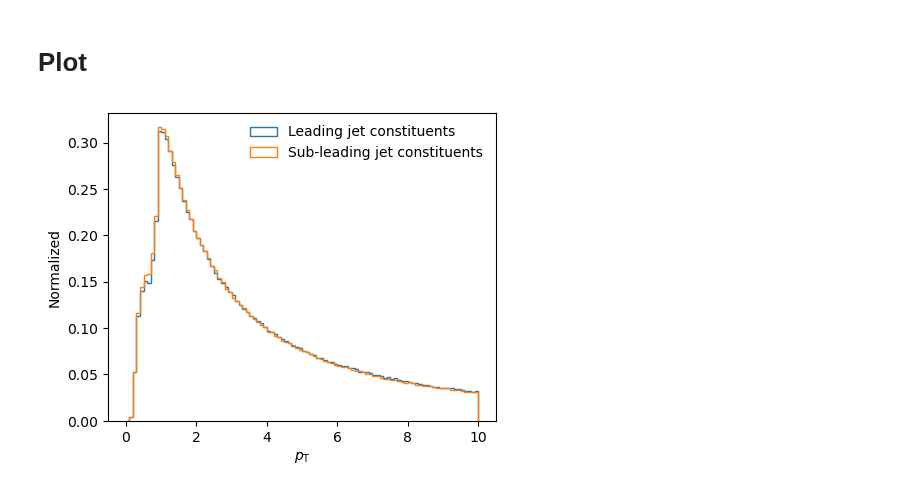
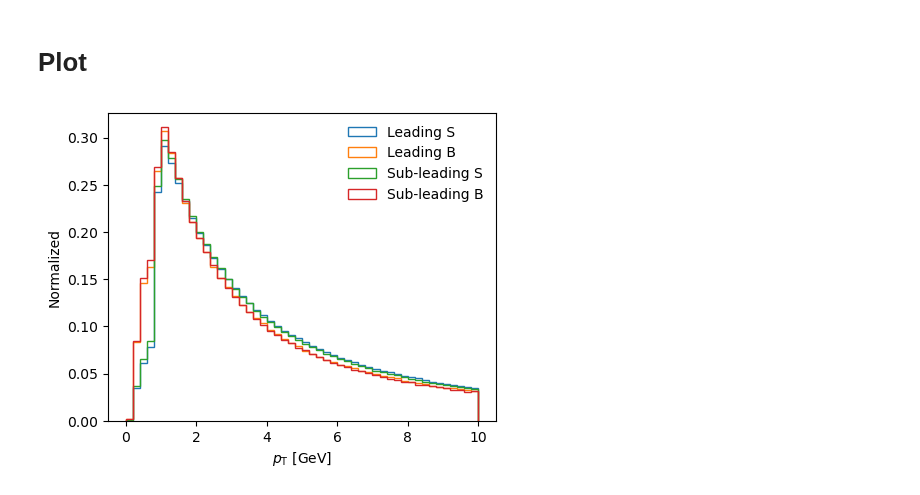
Before and after one commit to r10222035/data_augmentation, a Jupyter notebook: Sample/physical_augmentation_h5.ipynb, the cells around one changed output. Cells and saved outputs as stored; diff of their text form; code cells hidden in the pictures.

```diff
--- a/Sample/physical_augmentation_h5.ipynb
+++ b/Sample/physical_augmentation_h5.ipynb
@@ -61,8 +58,13 @@ def eta_phi_smearing(origin_file, output_path, n=3):
                     f_out[key].resize(total_size, axis=0)
                     f_out[key][-nevent:] = f_tmp[key]
 # %%
-origin_file = './HVmodel/data/DA/mix_sample.h5'
-output_path = './HVmodel/data/DA/mix_sample_aug_3.h5'
+origin_file = './HVmodel/data/DA/signal.h5'
+output_path = './HVmodel/data/DA/signal_aug_1.h5'
 
-eta_phi_smearing(origin_file, output_path, n=3)
+eta_phi_smearing(origin_file, output_path, n=1)
+
+origin_file = './HVmodel/data/DA/background.h5'
+output_path = './HVmodel/data/DA/background_aug_1.h5'
+
+eta_phi_smearing(origin_file, output_path, n=1)
 # %% [output]
@@ -127,24 +130,32 @@ for i in range(11):
 # %% [markdown]
 # Plot
 # %%
+with h5py.File('./HVmodel/data/DA/signal.h5', 'r') as f:
+    M1, M2 = f['J1/MASK'][:], f['J2/MASK'][:]
+
+    pt1_s = np.concatenate([row[:M1[i].sum()] for i, row in enumerate(f['J1/pt'][:])])
+    pt2_s = np.concatenate([row[:M2[i].sum()] for i, row in enumerate(f['J2/pt'][:])])
+
+with h5py.File('./HVmodel/data/DA/background.h5', 'r') as f:
+    M1, M2 = f['J1/MASK'][:], f['J2/MASK'][:]
+
+    pt1_b = np.concatenate([row[:M1[i].sum()] for i, row in enumerate(f['J1/pt'][:])])
+    pt2_b = np.concatenate([row[:M2[i].sum()] for i, row in enumerate(f['J2/pt'][:])])
+
 fig, ax = plt.subplots(1,1, figsize=(5,4))
 
-with h5py.File('./HVmodel/data/DA/mix_sample_1.0.h5', 'r') as f:
-    M1, M2 = f['J1/MASK'][:], f['J2/MASK'][:]
+ax.hist(pt1_s, bins=50, range=(0,10), histtype='step', label='Leading S', density=True)
+ax.hist(pt1_b, bins=50, range=(0,10), histtype='step', label='Leading B', density=True)
 
-    pt1 = np.concatenate([row[:M1[i].sum()] for i, row in enumerate(f['J1/pt'][:])])
-    pt2 = np.concatenate([row[:M2[i].sum()] for i, row in enumerate(f['J2/pt'][:])])
-
-ax.hist(pt1, bins=100, range=(0,10), histtype='step', label='Leading jet constituents', density=True)
-ax.hist(pt2, bins=100, range=(0,10), histtype='step', label='Sub-leading jet constituents', density=True)
-
+ax.hist(pt2_s, bins=50, range=(0,10), histtype='step', label='Sub-leading S', density=True)
+ax.hist(pt2_b, bins=50, range=(0,10), histtype='step', label='Sub-leading B', density=True)
 
 ax.legend()
-ax.set_xlabel('$p_{\mathrm{T}}$')
+ax.set_xlabel('$p_{\mathrm{T}}$ [GeV]')
 ax.set_ylabel('Normalized')
 ax.legend(frameon=False)
 
-# plt.savefig('./figures/eta1_distribution_pt_smearing.pdf', dpi=300, facecolor='White', bbox_inches='tight')
+plt.savefig('../figures/hv_model_pt_distribution.pdf', dpi=300, facecolor='White', bbox_inches='tight')
 plt.show()
 # %% [output]
-[figure, old version]
+[figure, new version]
```
Also changed, not shown: parts of 7 cells of this notebook, 5 other files.
